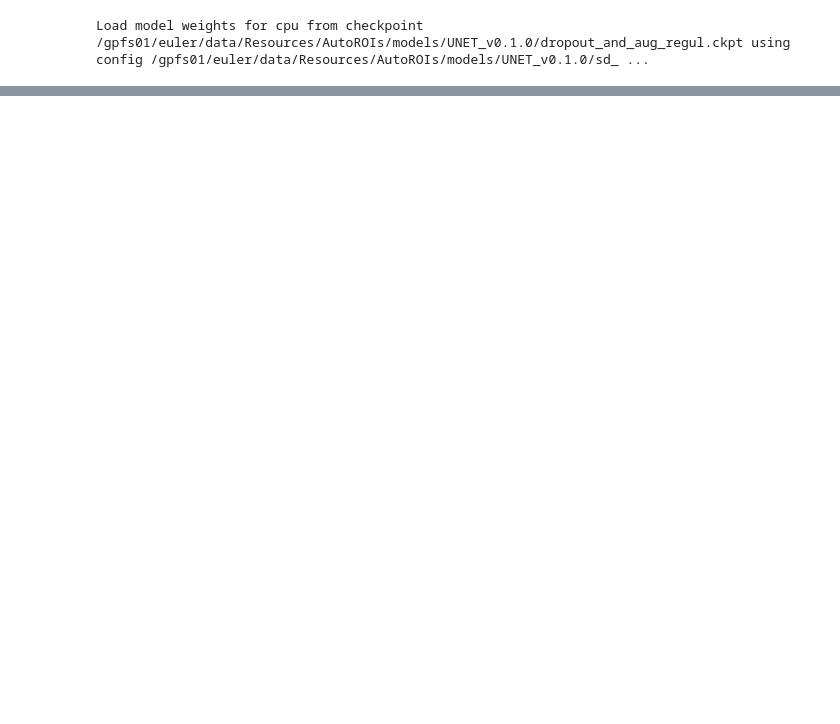
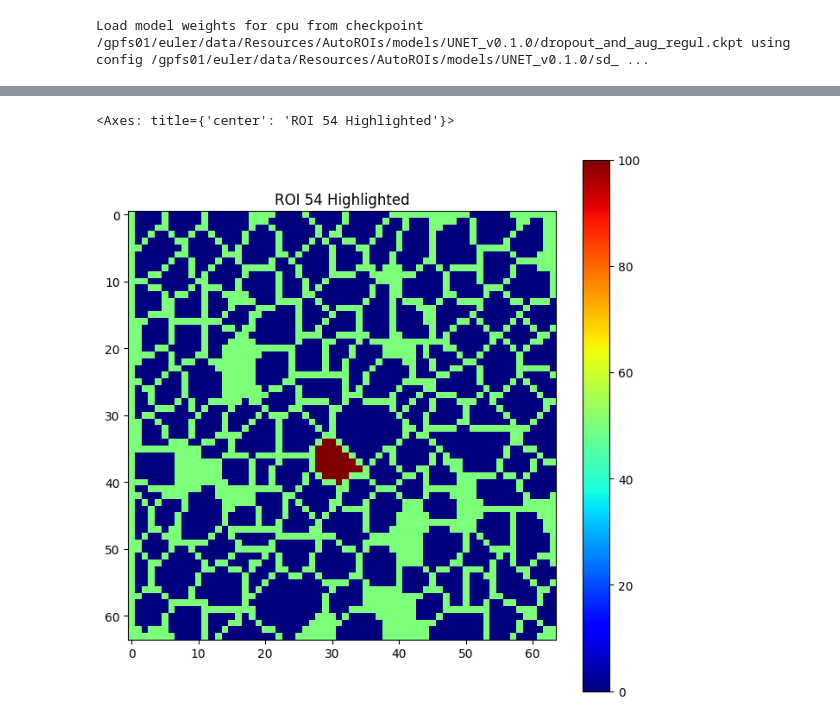
Before and after one commit to SamuelSuhai/model_in_the_loop, a Jupyter notebook: notebooks/validate_online_analysis/validate_online_preprocessing_and_meis.ipynb, the cells around one changed output, grey strips where cells are left out. Drawn from its saved outputs; the diff is of its cells as text; code cells hidden in the pictures; blank space fills up the shorter version.

```diff
--- a/notebooks/validate_online_analysis/validate_online_preprocessing_and_meis.ipynb
+++ b/notebooks/validate_online_analysis/validate_online_preprocessing_and_meis.ipynb
@@ -130,0 +346,6 @@ Load model weights for cpu from checkpoint /gpfs01/euler/data/Resources/AutoROIs
+# %%
+raw_session_dict = responses_dict['session_1_ventral1_20200226']
+show_highlighted_mask(raw_session_dict["roi_mask"], 54)
+# %% [output]
+<Axes: title={'center': 'ROI 54 Highlighted'}>
+[figure, added]
```
Also changed, not shown: parts of 40 cells of this notebook, 3 other files.
